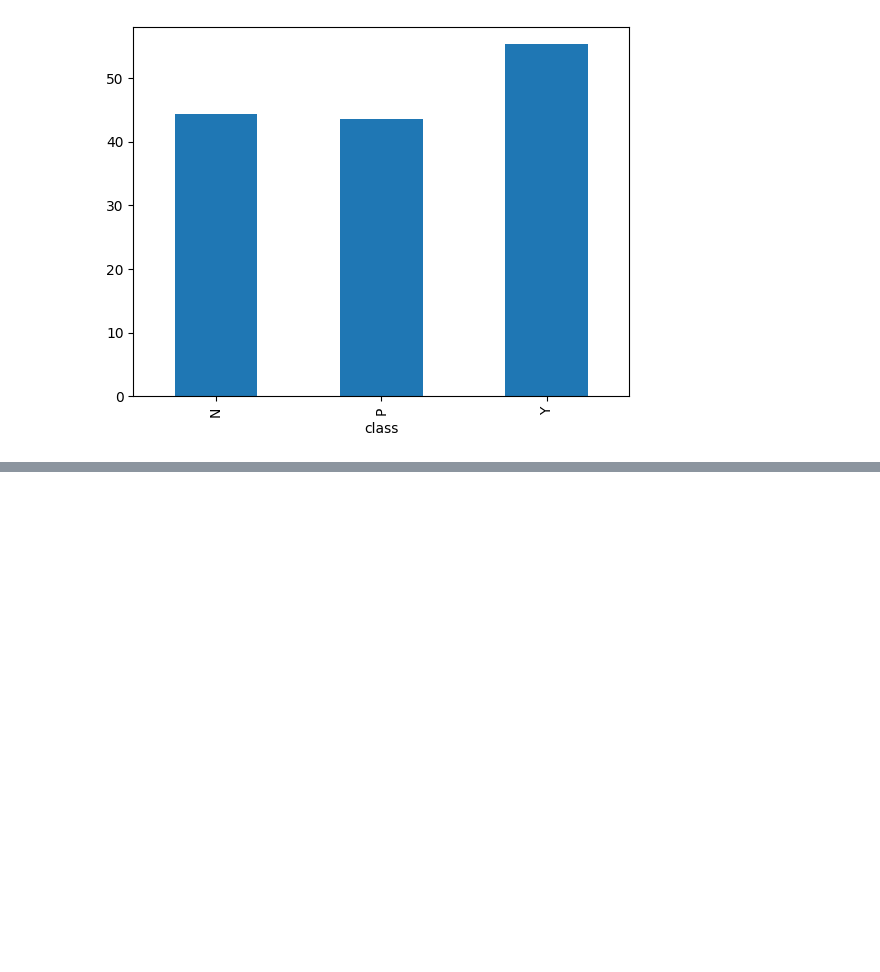
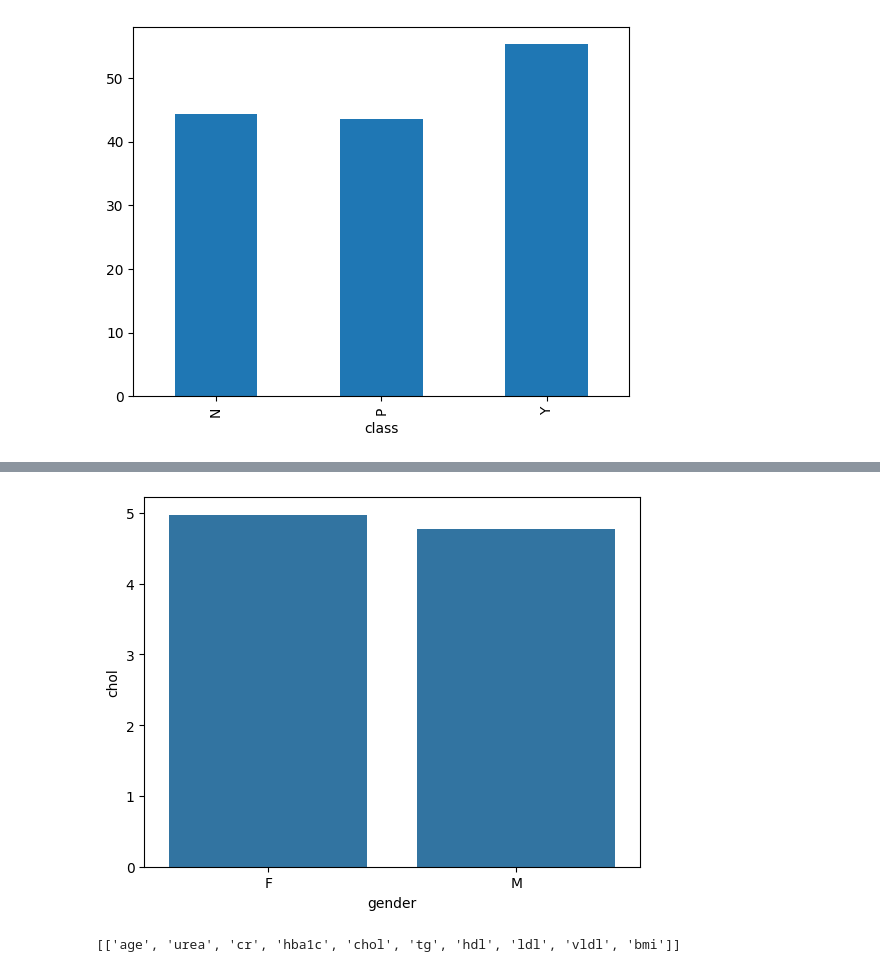
Before and after one commit to M-Nesphory/Moringa_Exercises, a Jupyter notebook: Instructor/Exploratory_Data_Analysis.ipynb, the cells around one changed output, grey strips where cells are left out. Drawn from its saved outputs; the diff is of its cells as text; code cells hidden in the pictures; blank space fills up the shorter version.

```diff
--- a/Instructor/Exploratory_Data_Analysis.ipynb
+++ b/Instructor/Exploratory_Data_Analysis.ipynb
@@ -120,0 +126,11 @@ sns.barplot(y = 'age', hue ='class', data = df);
+# %%
+sns.barplot(x = 'gender', y = 'chol', data = df, errorbar = None);
+# %% [output]
+[figure, added]
+# %%
+# How to only get numerical values
+num_df = [['age', 'urea', 'cr', 'hba1c', 'chol', 'tg',
+       'hdl', 'ldl', 'vldl', 'bmi']]
+num_df
+# %% [output]
+[['age', 'urea', 'cr', 'hba1c', 'chol', 'tg', 'hdl', 'ldl', 'vldl', 'bmi']]
```
Also changed, not shown: parts of 12 cells of this notebook, 2 other files.
